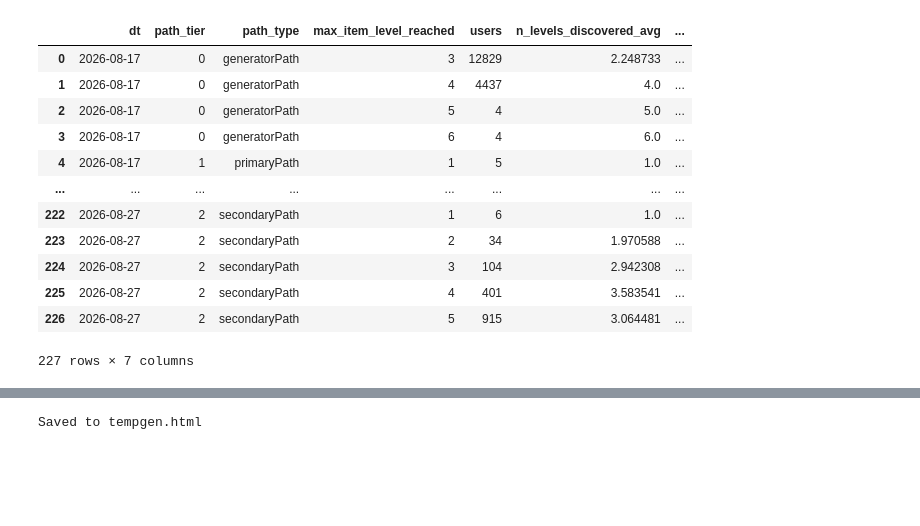
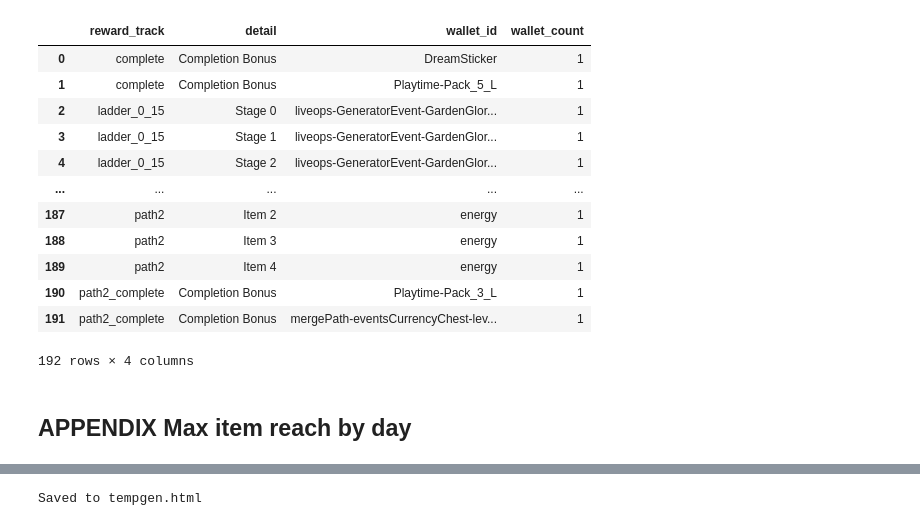
Before and after one commit to ivanaguilar-trailmix/testrepo, a Jupyter notebook: temp_gen/tempgen.ipynb, the cells around one changed output, grey strips where cells are left out. Saved outputs shown, nothing was run; the diff lists cells and outputs as text; code cells hidden in the pictures; blank space fills up the shorter version.

```diff
--- a/temp_gen/tempgen.ipynb
+++ b/temp_gen/tempgen.ipynb
@@ -91,3 +833,38 @@ rewards
+# %%
+reward_catalog = reward_tracks.dropna(subset=['wallet_id'])[['reward_track', 'reward_suffix', 'stage', 'wallet_id', 'wallet_count']].drop_duplicates()
+
+# Item number for path-track rewards (e.g. 'path0_item2' -> 2), for sort/display ordering -
+# stage already covers the ladder tracks.
+reward_catalog['item_number'] = reward_catalog['reward_suffix'].str.extract(r'_item(\d+)$').astype(float)
+
+def detail_label(row):
+    if pd.notna(row['stage']):
+        return f'Stage {int(row["stage"])}'
+    if pd.notna(row['item_number']):
+        return f'Item {int(row["item_number"])}'
+    return 'Completion Bonus'
+
+reward_catalog['detail'] = reward_catalog.apply(detail_label, axis=1)
+reward_catalog = reward_catalog.sort_values(['reward_track', 'stage', 'item_number', 'wallet_id'])
+reward_catalog = reward_catalog[['reward_track', 'detail', 'wallet_id', 'wallet_count']].reset_index(drop=True)
+
+reward_catalog
+# %% [output]
+|  | reward_track | detail | wallet_id | wallet_count |
+| 0 | complete | Completion Bonus | DreamSticker | 1 |
+| 1 | complete | Completion Bonus | Playtime-Pack_5_L | 1 |
+| 2 | ladder_0_15 | Stage 0 | liveops-GeneratorEvent-GardenGlor... | 1 |
+| 3 | ladder_0_15 | Stage 1 | liveops-GeneratorEvent-GardenGlor... | 1 |
+| 4 | ladder_0_15 | Stage 2 | liveops-GeneratorEvent-GardenGlor... | 1 |
+| ... | ... | ... | ... | ... |
+| 187 | path2 | Item 2 | energy | 1 |
+| 188 | path2 | Item 3 | energy | 1 |
+| 189 | path2 | Item 4 | energy | 1 |
+| 190 | path2_complete | Completion Bonus | Playtime-Pack_3_L | 1 |
+| 191 | path2_complete | Completion Bonus | mergePath-eventsCurrencyChest-lev... | 1 |
+192 rows × 4 columns
+# %% [markdown]
+## APPENDIX Max item reach by day
 # %%
 # hide-output
 milestone_daily_agg = data.groupby(['dt','path_tier','path_type','max_item_level_reached']).agg(
@@ -97,19 +874,5 @@ milestone_daily_agg = data.groupby(['dt','path_tier','path_type','max_item_level
     #max_item_level_reached = ('max_item_level_reached','max'),
 ).reset_index()
 
-milestone_daily_agg
+#milestone_daily_agg
-# %% [output]
-|  | dt | path_tier | path_type | max_item_level_reached | users | n_levels_discovered_avg | ... |
-| 0 | 2026-08-17 | 0 | generatorPath | 3 | 12829 | 2.248733 | ... |
-| 1 | 2026-08-17 | 0 | generatorPath | 4 | 4437 | 4.0 | ... |
-| 2 | 2026-08-17 | 0 | generatorPath | 5 | 4 | 5.0 | ... |
-| 3 | 2026-08-17 | 0 | generatorPath | 6 | 4 | 6.0 | ... |
-| 4 | 2026-08-17 | 1 | primaryPath | 1 | 5 | 1.0 | ... |
-| ... | ... | ... | ... | ... | ... | ... | ... |
-| 222 | 2026-08-27 | 2 | secondaryPath | 1 | 6 | 1.0 | ... |
-| 223 | 2026-08-27 | 2 | secondaryPath | 2 | 34 | 1.970588 | ... |
-| 224 | 2026-08-27 | 2 | secondaryPath | 3 | 104 | 2.942308 | ... |
-| 225 | 2026-08-27 | 2 | secondaryPath | 4 | 401 | 3.583541 | ... |
-| 226 | 2026-08-27 | 2 | secondaryPath | 5 | 915 | 3.064481 | ... |
-227 rows × 7 columns
 # %%
```
Also changed, not shown: parts of 78 cells of this notebook, 8 other files.
